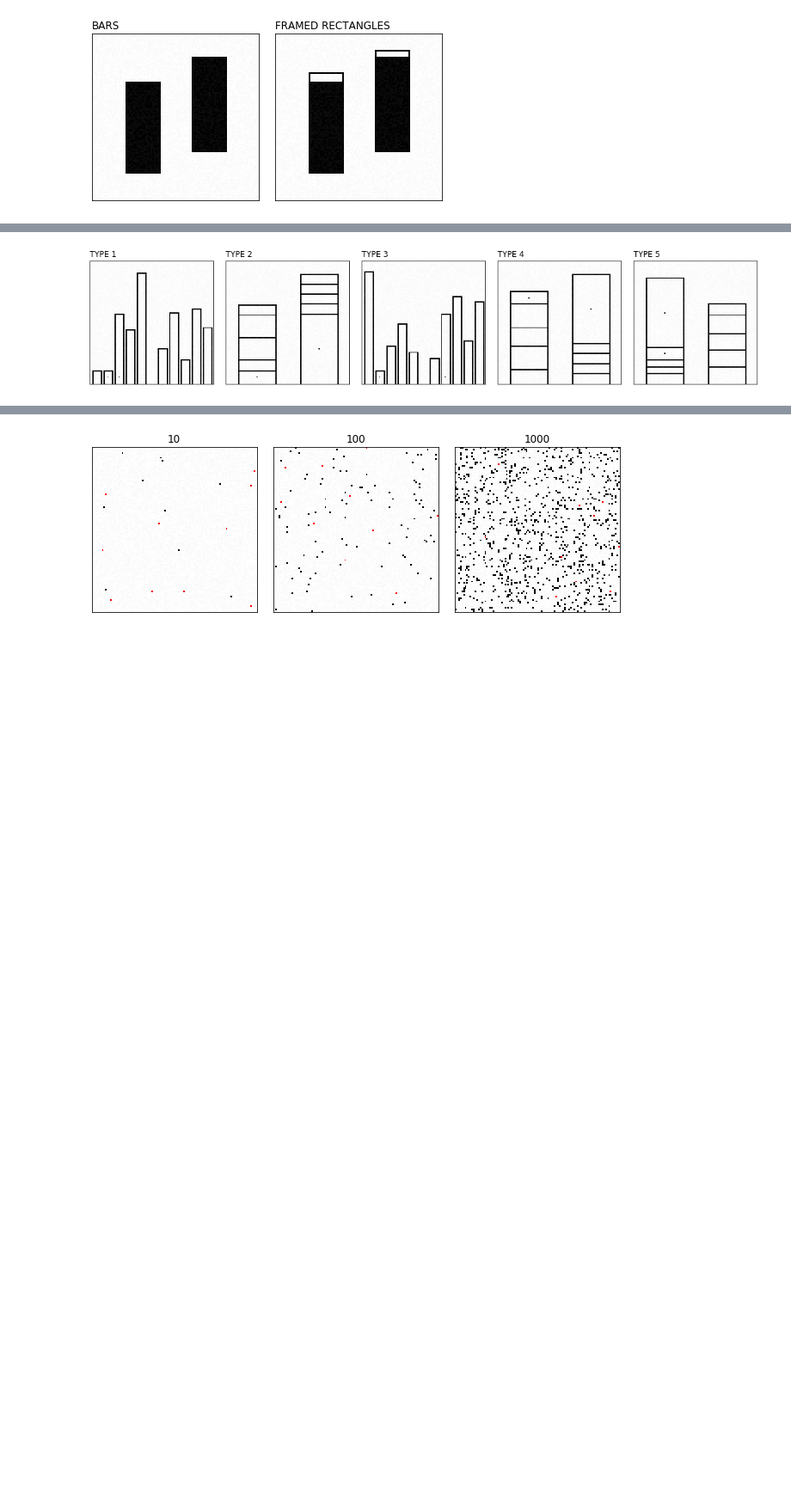
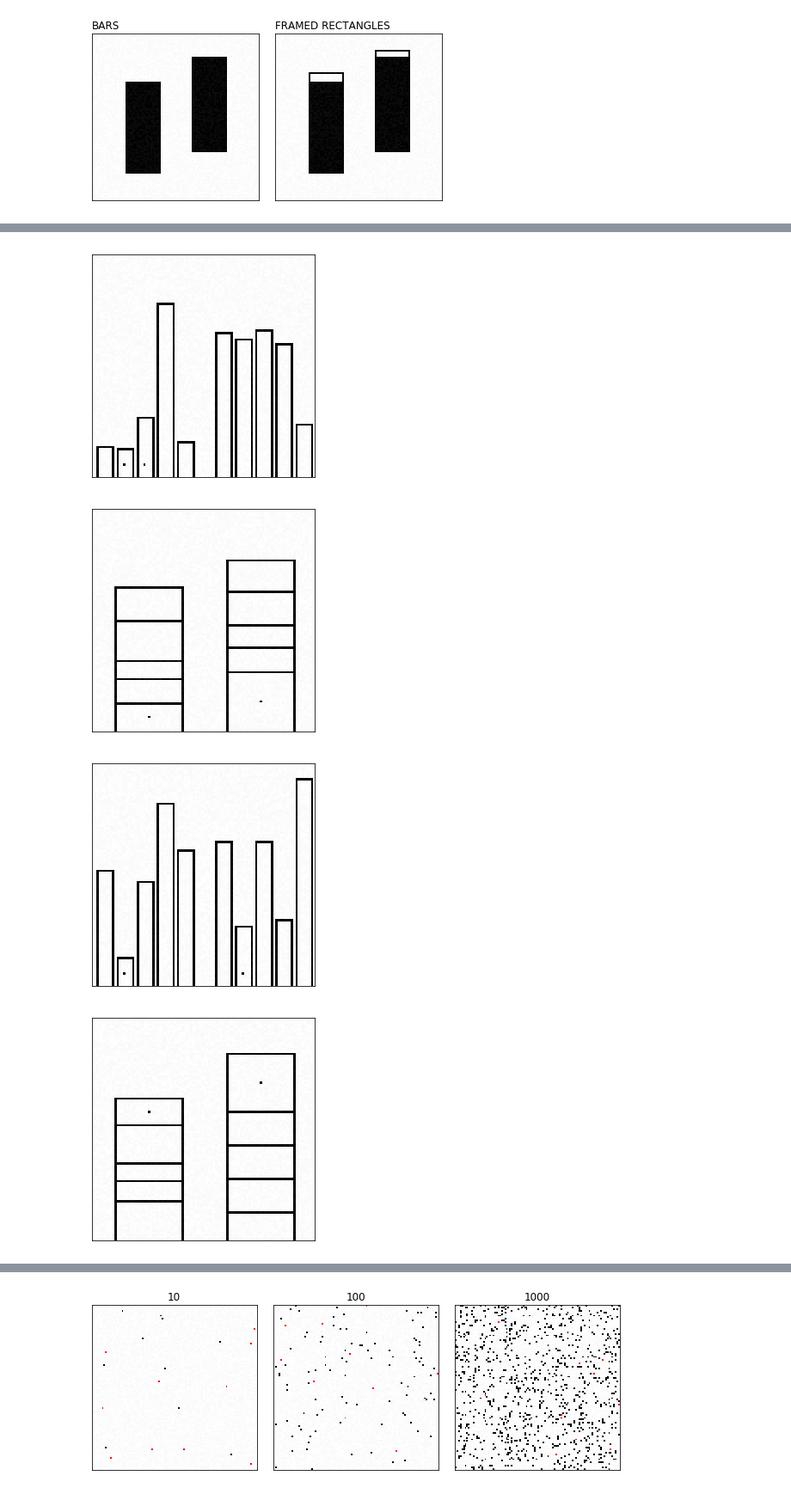
Before and after one commit to Rhoana/perception, a Jupyter notebook: IPY/Paper_Figures.ipynb, the cells around one changed output, grey strips where cells are left out. Shown at 86% size. Cells and saved outputs as stored; diff of their text form; code cells hidden in the pictures; blank space fills up the shorter version.

Commit message:
New figure 1.

```diff
--- a/IPY/Paper_Figures.ipynb
+++ b/IPY/Paper_Figures.ipynb
@@ -387,37 +442,40 @@ for n in range(5):
 
 
     image = eval('C.Figure4.data_to_type'+str(n+1))(data)
     image = image.astype(np.float32)
     image += np.random.uniform(0, 0.05,(100,100))
     images[n] = image
 
-fig = plt.figure(figsize=(18.3,12), facecolor='white')
-gs = gridspec.GridSpec(1, 5, width_ratios=[1,1,1,1,1], hspace=.1, wspace=.1)
+# fig = plt.figure(figsize=(18.3,12), facecolor='white')
+# gs = gridspec.GridSpec(1, 5, width_ratios=[1,1,1,1,1], hspace=.1, wspace=.1)
 
 for j in range(5):
 
-    fig = plt.subplot(gs[j])
-
+#     fig = plt.subplot(gs[j])
+    fig = plt.figure(facecolor='white')
     image = images[j]
 
     ax = plt.gca()
     from matplotlib.ticker import NullFormatter
     ax.xaxis.set_major_formatter(NullFormatter())
     ax.xaxis.set_ticks_position('none')
     ax.yaxis.set_major_formatter(NullFormatter())
     ax.yaxis.set_ticks_position('none')
     plt.tight_layout()
 
     ax.set_xticklabels('')
     ax.set_yticklabels('')
     ax.set_xticks(np.arange(-.5, 100, 10), minor=False);
     ax.set_yticks(np.arange(-.5, 100, 10), minor=False);
 #     ax.grid(which='major', color='gray', linestyle=':', linewidth='0.5')
     ax.set_axisbelow(True)
 
-    plt.title(('Type '+str(j+1)).upper(), loc='left')
+#     plt.title(('Type '+str(j+1)).upper(), loc='left')
 
     plt.imshow(image, cmap='Greys', interpolation='none')
-plt.savefig('../PAPER/gfx/figure4_overview.pdf', bbox_inches='tight', pad_inches=0)
+    plt.savefig('../PAPER/gfx/figure4_type_'+str(j+1)+'.pdf', bbox_inches='tight', pad_inches=0)
 # %% [output]
-[figure, old version]
+[figure, new version]
+[figure, added]
+[figure, added]
+[figure, added]
```
Also changed, not shown: parts of 3 cells of this notebook, 3 other files.
